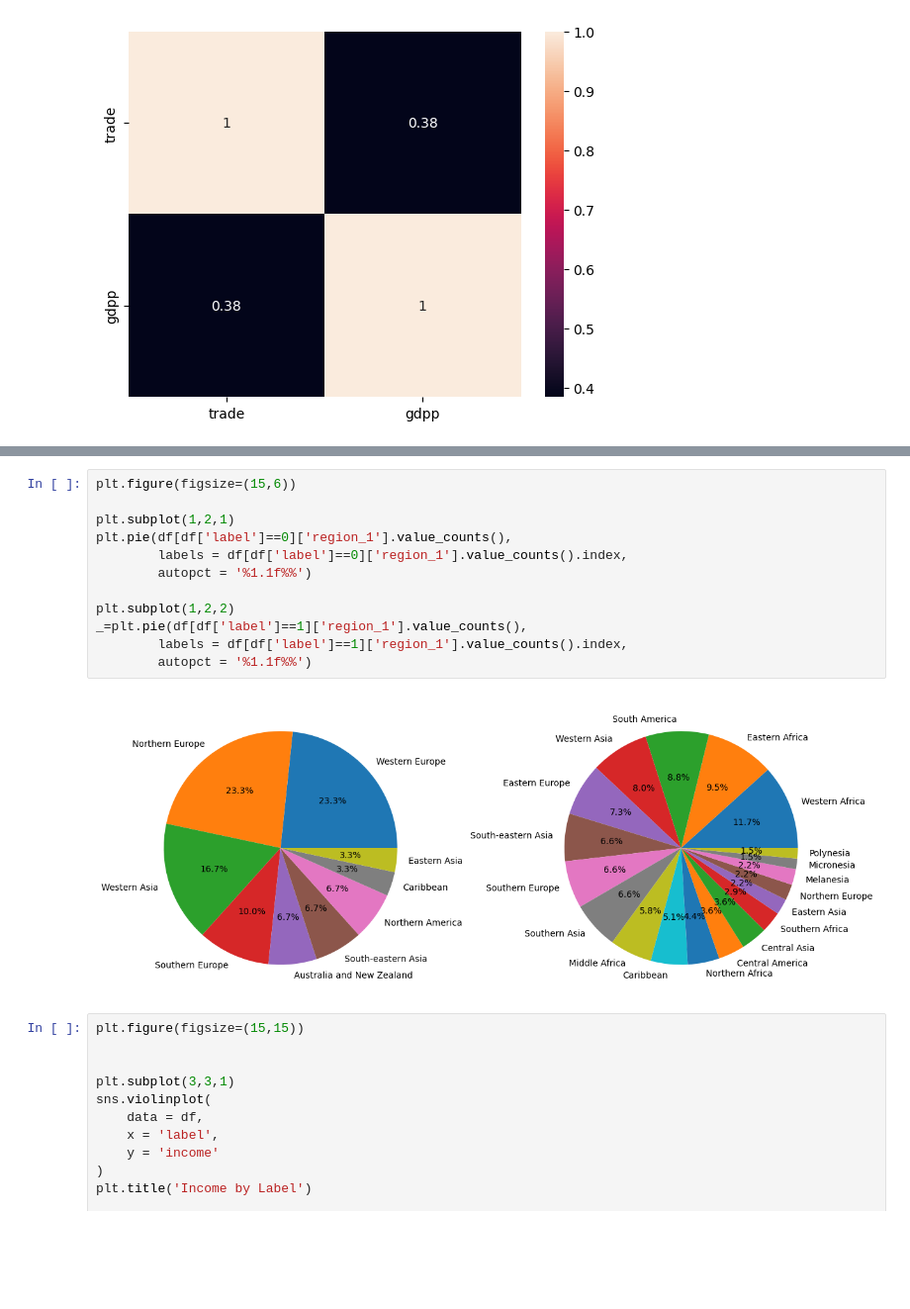
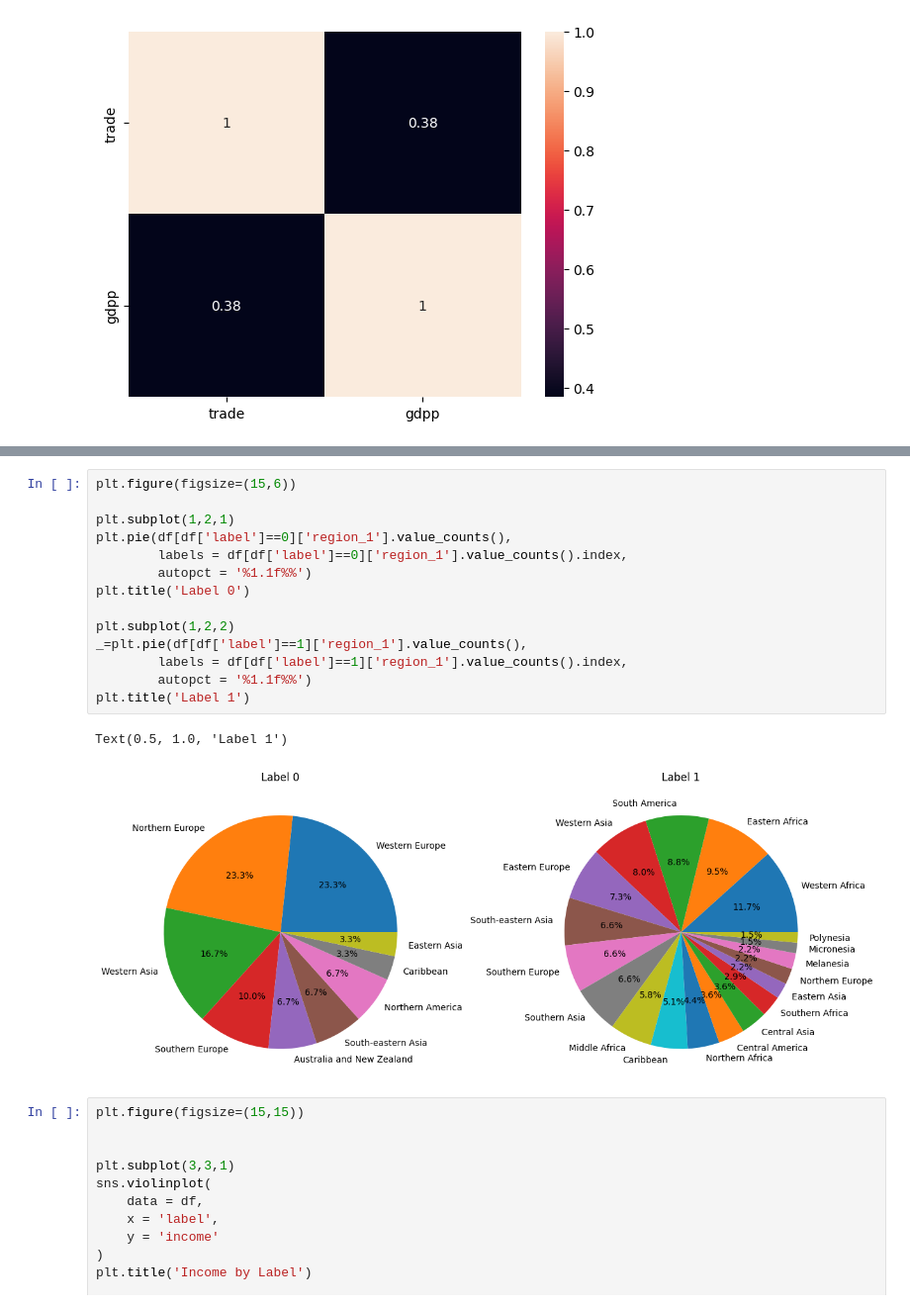
Before and after one commit to GRetriever/Data-Analysis-Project, a Jupyter notebook: Countries/Countries.ipynb, the cells around one changed output, grey strips where cells are left out. Shown at 99% size. Saved outputs shown, nothing was run; the diff lists cells and outputs as text; blank space fills up the shorter version.

```diff
--- a/Countries/practice_3_countries.ipynb
+++ b/Countries/Countries.ipynb
@@ -212,17 +235,20 @@ sns.heatmap(df[['trade','gdpp']].corr(),annot=True)
 # %%
 plt.figure(figsize=(15,6))
 
 plt.subplot(1,2,1)
 plt.pie(df[df['label']==0]['region_1'].value_counts(),
         labels = df[df['label']==0]['region_1'].value_counts().index,
         autopct = '%1.1f%%')
+plt.title('Label 0')
 
 plt.subplot(1,2,2)
 _=plt.pie(df[df['label']==1]['region_1'].value_counts(),
         labels = df[df['label']==1]['region_1'].value_counts().index,
         autopct = '%1.1f%%')
+plt.title('Label 1')
 # %% [output]
+Text(0.5, 1.0, 'Label 1')
-[figure, old version]
+[figure, new version]
 # %%
 plt.figure(figsize=(15,15))
 
```
Also changed, not shown: parts of 10 cells of this notebook, 2 other files.
